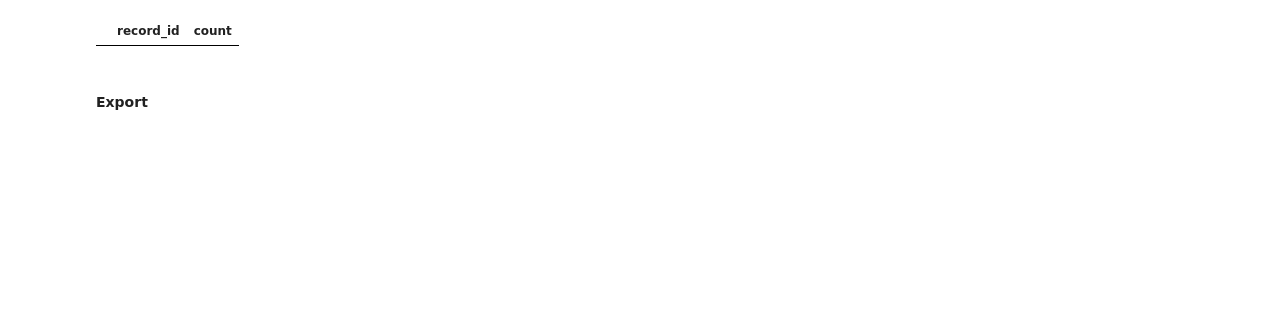
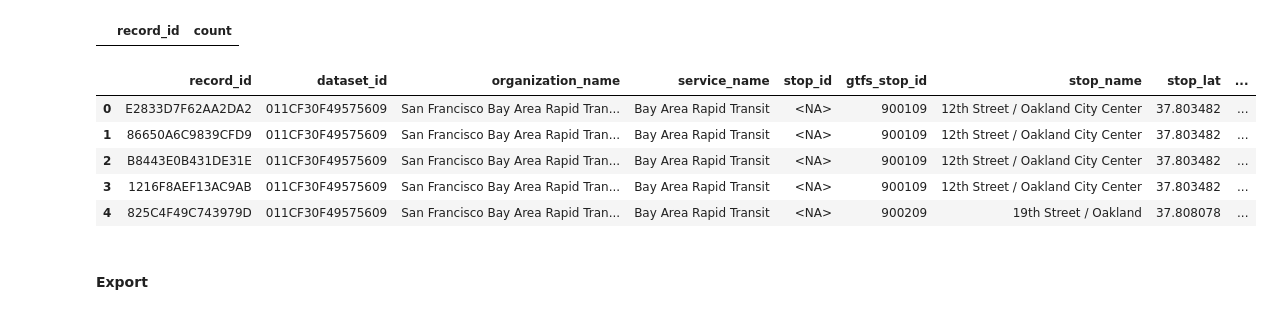
Before and after one commit to cal-itp/transit-ridership-analytics, a Jupyter notebook: fct_table.ipynb, the cells around one changed output. Drawn from its saved outputs; the diff is of its cells as text; code cells hidden in the pictures; blank space fills up the shorter version.

```diff
--- a/fct_table.ipynb
+++ b/fct_table.ipynb
@@ -560,7 +635,15 @@ t_df_agg[t_df_agg["count"] > 1]
 # %% [output]
 |  | record_id | count |
 # %%
-df_agg = df_agg[["record_id", "dataset_id", "organization_name", "service_name", "stop_id", "stop_name", "stop_lat", "stop_lon",
-                 "daily_alightings", "daily_boardings", "daily_total_ridership", "start_date", "end_date", "daily_ridership_basis", "day_type"]]
+df_agg_combined = df_agg_combined[["record_id", "dataset_id", "organization_name", "service_name", "stop_id", "gtfs_stop_id", "stop_name", "stop_lat", "stop_lon",
+                 "avg_daily_alightings", "avg_daily_boardings", "avg_daily_ridership", "avg_daily_method", "start_date", "end_date", "day_type"]]
+df_agg_combined.head()
+# %% [output]
+|  | record_id | dataset_id | organization_name | service_name | stop_id | gtfs_stop_id | stop_name | stop_lat | ... |
+| 0 | E2833D7F62AA2DA2 | 011CF30F49575609 | San Francisco Bay Area Rapid Tran... | Bay Area Rapid Transit | <NA> | 900109 | 12th Street / Oakland City Center | 37.803482 | ... |
+| 1 | 86650A6C9839CFD9 | 011CF30F49575609 | San Francisco Bay Area Rapid Tran... | Bay Area Rapid Transit | <NA> | 900109 | 12th Street / Oakland City Center | 37.803482 | ... |
+| 2 | B8443E0B431DE31E | 011CF30F49575609 | San Francisco Bay Area Rapid Tran... | Bay Area Rapid Transit | <NA> | 900109 | 12th Street / Oakland City Center | 37.803482 | ... |
+| 3 | 1216F8AEF13AC9AB | 011CF30F49575609 | San Francisco Bay Area Rapid Tran... | Bay Area Rapid Transit | <NA> | 900109 | 12th Street / Oakland City Center | 37.803482 | ... |
+| 4 | 825C4F49C743979D | 011CF30F49575609 | San Francisco Bay Area Rapid Tran... | Bay Area Rapid Transit | <NA> | 900209 | 19th Street / Oakland | 37.808078 | ... |
 # %% [markdown]
 #### Export
```
Also changed, not shown: parts of 36 cells of this notebook, 2 other files.
